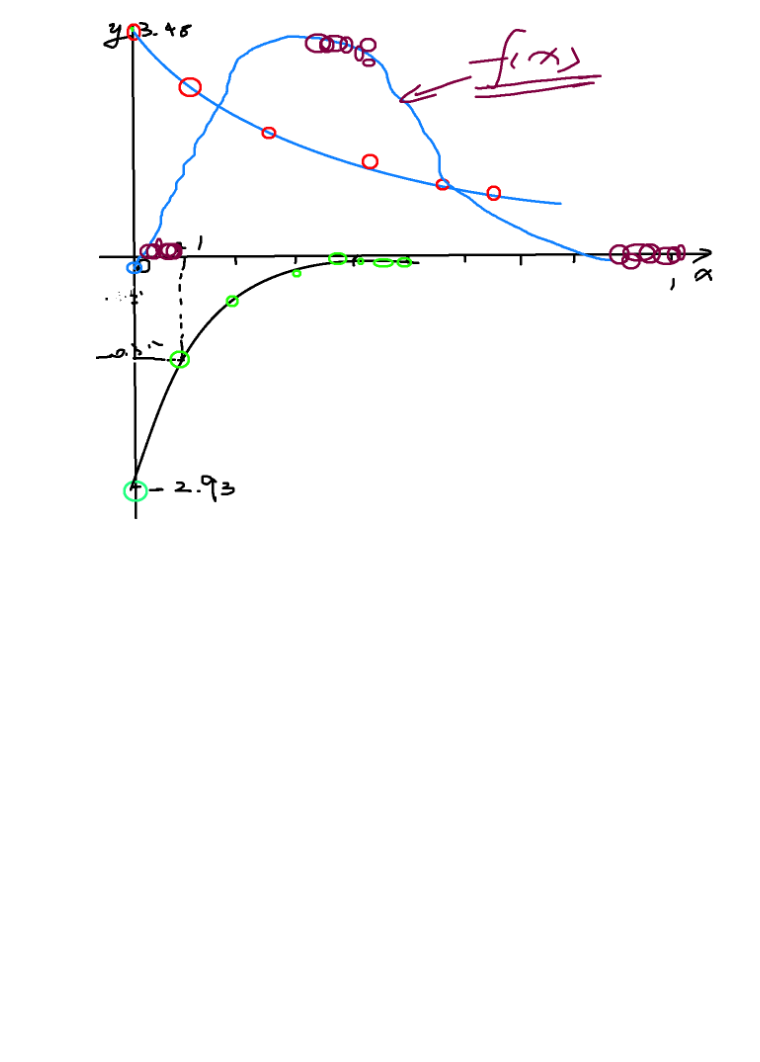
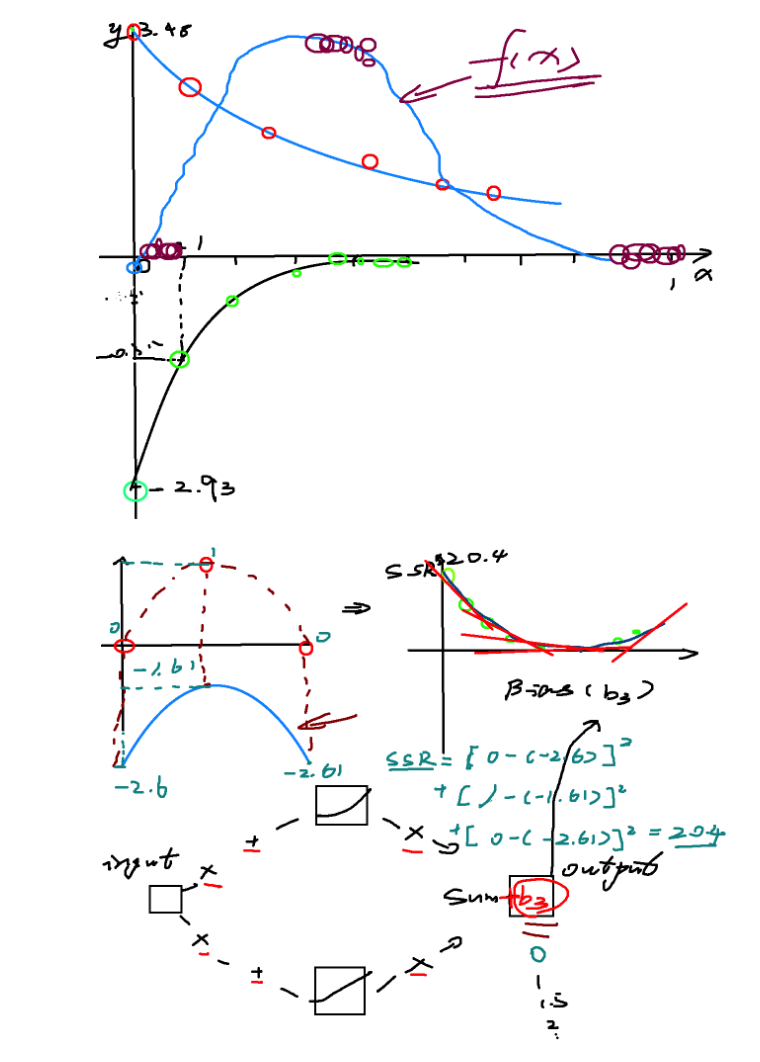
Before and after one commit to williamjiamin/Pure_Python_for_DS_ML, a Jupyter notebook: 16.人工神经网络与反向传播（Artificial_Neural_Network_Back-Propagation）/1.人工神经网络与反向传播（Artificial_Neural_Network_Back-Propagation）.ipynb, the cells around one changed output. Cells and saved outputs as stored; diff of their text form; code cells hidden in the pictures; blank space fills up the shorter version.

```diff
--- a/16.人工神经网络与反向传播（Artificial_Neural_Network_Back-Propagation）/1.人工神经网络与反向传播（Artificial_Neural_Network_Back-Propagation）.ipynb
+++ b/16.人工神经网络与反向传播（Artificial_Neural_Network_Back-Propagation）/1.人工神经网络与反向传播（Artificial_Neural_Network_Back-Propagation）.ipynb
@@ -73,3 +73,8 @@ from IPython.display import Image
 Image(filename='1.4人工神经网络.png')
 # %% [output]
 [figure]
+# %%
+from IPython.display import Image
+Image(filename='1.5人工神经网络.png')
+# %% [output]
+[figure, added]
```
Also changed, not shown: parts of 1 cell of this notebook, 2 other files.
